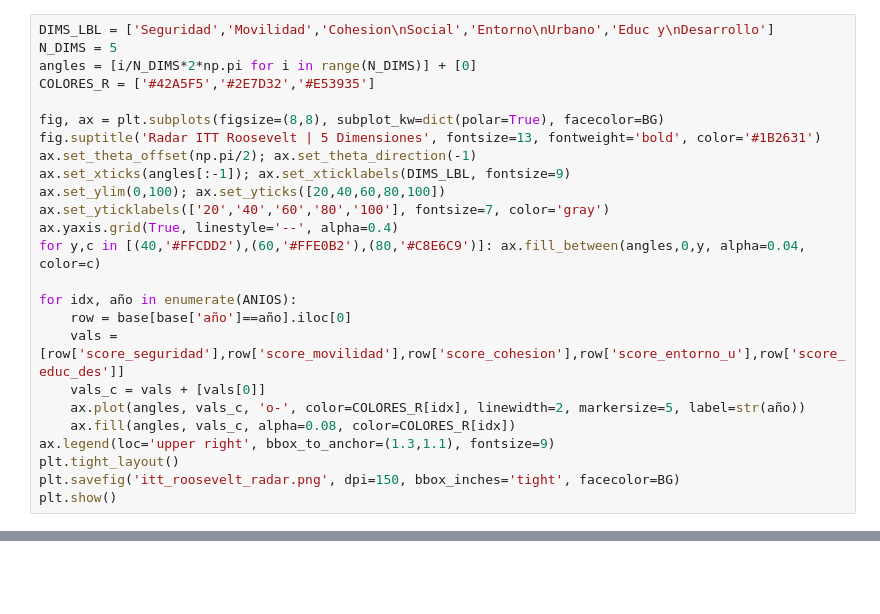
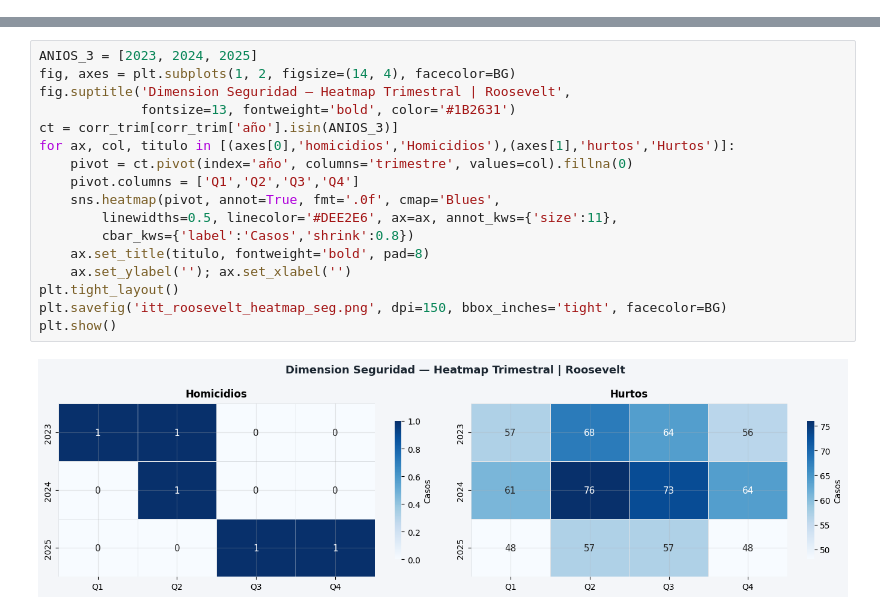
Before and after one commit to Pabandres85/Itt_repos_cali, a Jupyter notebook: notebooks/01_itt_roosevelt.ipynb, the cells around one changed output, grey strips where cells are left out. Saved outputs shown, nothing was run; the diff lists cells and outputs as text; blank space fills up the shorter version.

```diff
--- a/notebooks/01_itt_roosevelt.ipynb
+++ b/notebooks/01_itt_roosevelt.ipynb
@@ -623,25 +0,0 @@ plt.show()
-# %%
-DIMS_LBL = ['Seguridad','Movilidad','Cohesion\nSocial','Entorno\nUrbano','Educ y\nDesarrollo']
-N_DIMS = 5
-angles = [i/N_DIMS*2*np.pi for i in range(N_DIMS)] + [0]
-COLORES_R = ['#42A5F5','#2E7D32','#E53935']
-
-fig, ax = plt.subplots(figsize=(8,8), subplot_kw=dict(polar=True), facecolor=BG)
-fig.suptitle('Radar ITT Roosevelt | 5 Dimensiones', fontsize=13, fontweight='bold', color='#1B2631')
-ax.set_theta_offset(np.pi/2); ax.set_theta_direction(-1)
-ax.set_xticks(angles[:-1]); ax.set_xticklabels(DIMS_LBL, fontsize=9)
-ax.set_ylim(0,100); ax.set_yticks([20,40,60,80,100])
-ax.set_yticklabels(['20','40','60','80','100'], fontsize=7, color='gray')
-ax.yaxis.grid(True, linestyle='--', alpha=0.4)
-for y,c in [(40,'#FFCDD2'),(60,'#FFE0B2'),(80,'#C8E6C9')]: ax.fill_between(angles,0,y, alpha=0.04, color=c)
-
-for idx, año in enumerate(ANIOS):
-    row = base[base['año']==año].iloc[0]
-    vals = [row['score_seguridad'],row['score_movilidad'],row['score_cohesion'],row['score_entorno_u'],row['score_educ_des']]
-    vals_c = vals + [vals[0]]
-    ax.plot(angles, vals_c, 'o-', color=COLORES_R[idx], linewidth=2, markersize=5, label=str(año))
-    ax.fill(angles, vals_c, alpha=0.08, color=COLORES_R[idx])
-ax.legend(loc='upper right', bbox_to_anchor=(1.3,1.1), fontsize=9)
-plt.tight_layout()
-plt.savefig('itt_roosevelt_radar.png', dpi=150, bbox_inches='tight', facecolor=BG)
-plt.show()
@@ -697,0 +457,19 @@ Hojas: ITT_Anual | Series_Trimestrales | Datos_Apoyo | Umbrales_RefMinMax | Meto
+# %%
+ANIOS_3 = [2023, 2024, 2025]
+fig, axes = plt.subplots(1, 2, figsize=(14, 4), facecolor=BG)
+fig.suptitle('Dimension Seguridad — Heatmap Trimestral | Roosevelt',
+             fontsize=13, fontweight='bold', color='#1B2631')
+ct = corr_trim[corr_trim['año'].isin(ANIOS_3)]
+for ax, col, titulo in [(axes[0],'homicidios','Homicidios'),(axes[1],'hurtos','Hurtos')]:
+    pivot = ct.pivot(index='año', columns='trimestre', values=col).fillna(0)
+    pivot.columns = ['Q1','Q2','Q3','Q4']
+    sns.heatmap(pivot, annot=True, fmt='.0f', cmap='Blues',
+        linewidths=0.5, linecolor='#DEE2E6', ax=ax, annot_kws={'size':11},
+        cbar_kws={'label':'Casos','shrink':0.8})
+    ax.set_title(titulo, fontweight='bold', pad=8)
+    ax.set_ylabel(''); ax.set_xlabel('')
+plt.tight_layout()
+plt.savefig('itt_roosevelt_heatmap_seg.png', dpi=150, bbox_inches='tight', facecolor=BG)
+plt.show()
+# %% [output]
+[figure, added]
```
Also changed, not shown: parts of 80 cells of this notebook.
